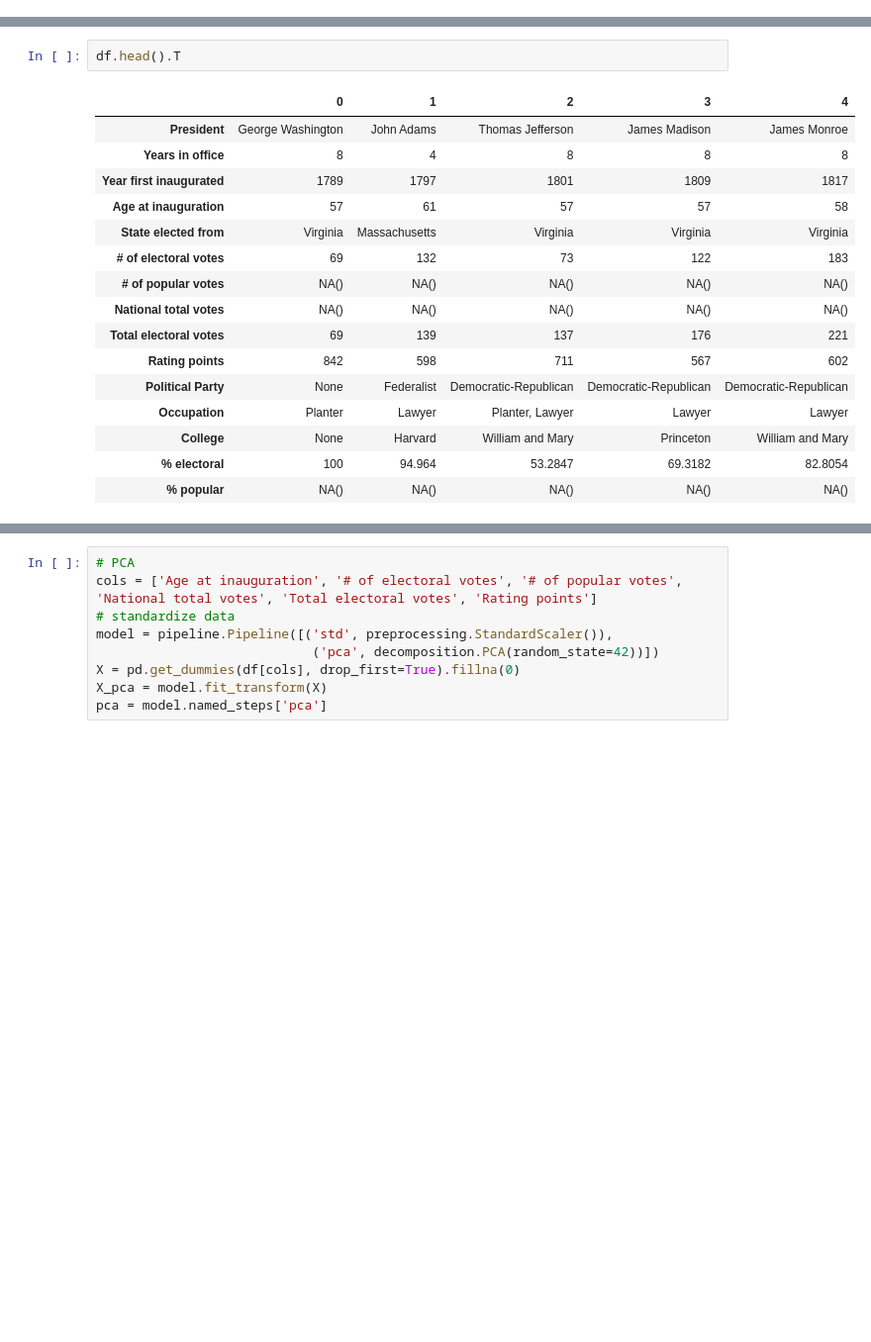
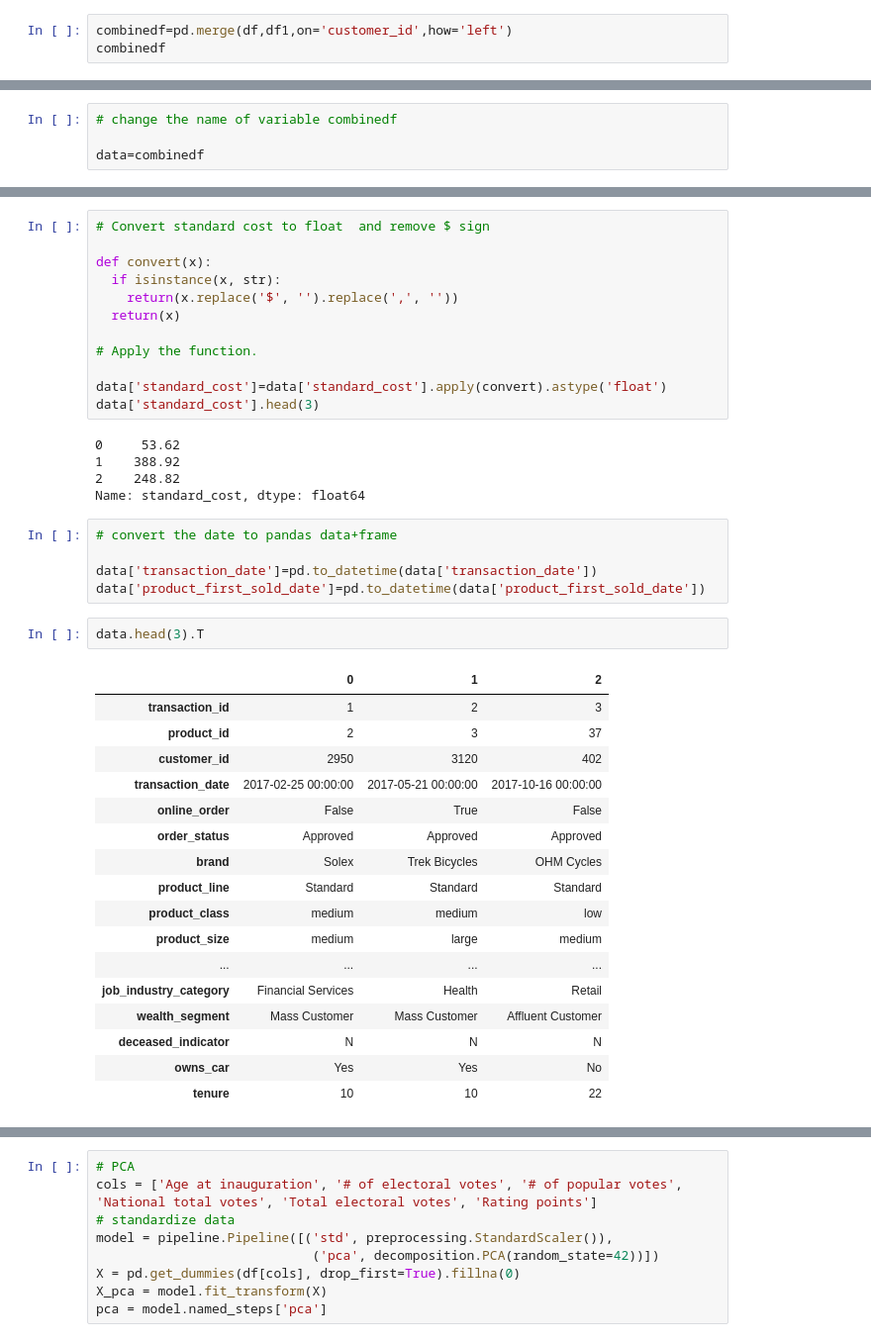
Before and after one commit to NUELBUNDI/PDS_PROJECT, a Jupyter notebook: Final_Project_Lee_Bundi_102586.ipynb, the cells around one changed output, grey strips where cells are left out. Shown at 99% size. Saved outputs shown, nothing was run; the diff lists cells and outputs as text; blank space fills up the shorter version.

```diff
--- a/Final_Project_Lee_Bundi_102586.ipynb
+++ b/Final_Project_Lee_Bundi_102586.ipynb
@@ -60,0 +58,3 @@ df.head()
+# %%
+combinedf=pd.merge(df,df1,on='customer_id',how='left')
+combinedf
@@ -60,0 +80,4 @@ df.head()
+# %%
+# change the name of variable combinedf
+
+data=combinedf
@@ -61,19 +130,42 @@ df.head()
+# %%
+# Convert standard cost to float  and remove $ sign
+
+def convert(x):
+  if isinstance(x, str):
+    return(x.replace('$', '').replace(',', ''))
+  return(x)
+
+# Apply the function.
+
+data['standard_cost']=data['standard_cost'].apply(convert).astype('float')
+data['standard_cost'].head(3)
+# %% [output]
+0     53.62
+1    388.92
+2    248.82
+Name: standard_cost, dtype: float64
+# %%
+# convert the date to pandas data+frame
+
+data['transaction_date']=pd.to_datetime(data['transaction_date'])
+data['product_first_sold_date']=pd.to_datetime(data['product_first_sold_date'])
 # %%
-df.head().T
+data.head(3).T
 # %% [output]
-|  | 0 | 1 | 2 | 3 | 4 |
-| President | George Washington | John Adams | Thomas Jefferson | James Madison | James Monroe |
-| Years in office | 8 | 4 | 8 | 8 | 8 |
-| Year first inaugurated | 1789 | 1797 | 1801 | 1809 | 1817 |
-| Age at inauguration | 57 | 61 | 57 | 57 | 58 |
-| State elected from | Virginia | Massachusetts | Virginia | Virginia | Virginia |
-| # of electoral votes | 69 | 132 | 73 | 122 | 183 |
-| # of popular votes | NA() | NA() | NA() | NA() | NA() |
-| National total votes | NA() | NA() | NA() | NA() | NA() |
-| Total electoral votes | 69 | 139 | 137 | 176 | 221 |
-| Rating points | 842 | 598 | 711 | 567 | 602 |
-| Political Party | None | Federalist | Democratic-Republican | Democratic-Republican | Democratic-Republican |
-| Occupation | Planter | Lawyer | Planter, Lawyer | Lawyer | Lawyer |
-| College | None | Harvard | William and Mary | Princeton | William and Mary |
-| % electoral | 100 | 94.964 | 53.2847 | 69.3182 | 82.8054 |
-| % popular | NA() | NA() | NA() | NA() | NA() |
+|  | 0 | 1 | 2 |
+| transaction_id | 1 | 2 | 3 |
+| product_id | 2 | 3 | 37 |
+| customer_id | 2950 | 3120 | 402 |
+| transaction_date | 2017-02-25 00:00:00 | 2017-05-21 00:00:00 | 2017-10-16 00:00:00 |
+| online_order | False | True | False |
+| order_status | Approved | Approved | Approved |
+| brand | Solex | Trek Bicycles | OHM Cycles |
+| product_line | Standard | Standard | Standard |
+| product_class | medium | medium | low |
+| product_size | medium | large | medium |
+| ... | ... | ... | ... |
+| job_industry_category | Financial Services | Health | Retail |
+| wealth_segment | Mass Customer | Mass Customer | Affluent Customer |
+| deceased_indicator | N | N | N |
+| owns_car | Yes | Yes | No |
+| tenure | 10 | 10 | 22 |
```
Also changed, not shown: parts of 45 cells of this notebook.
